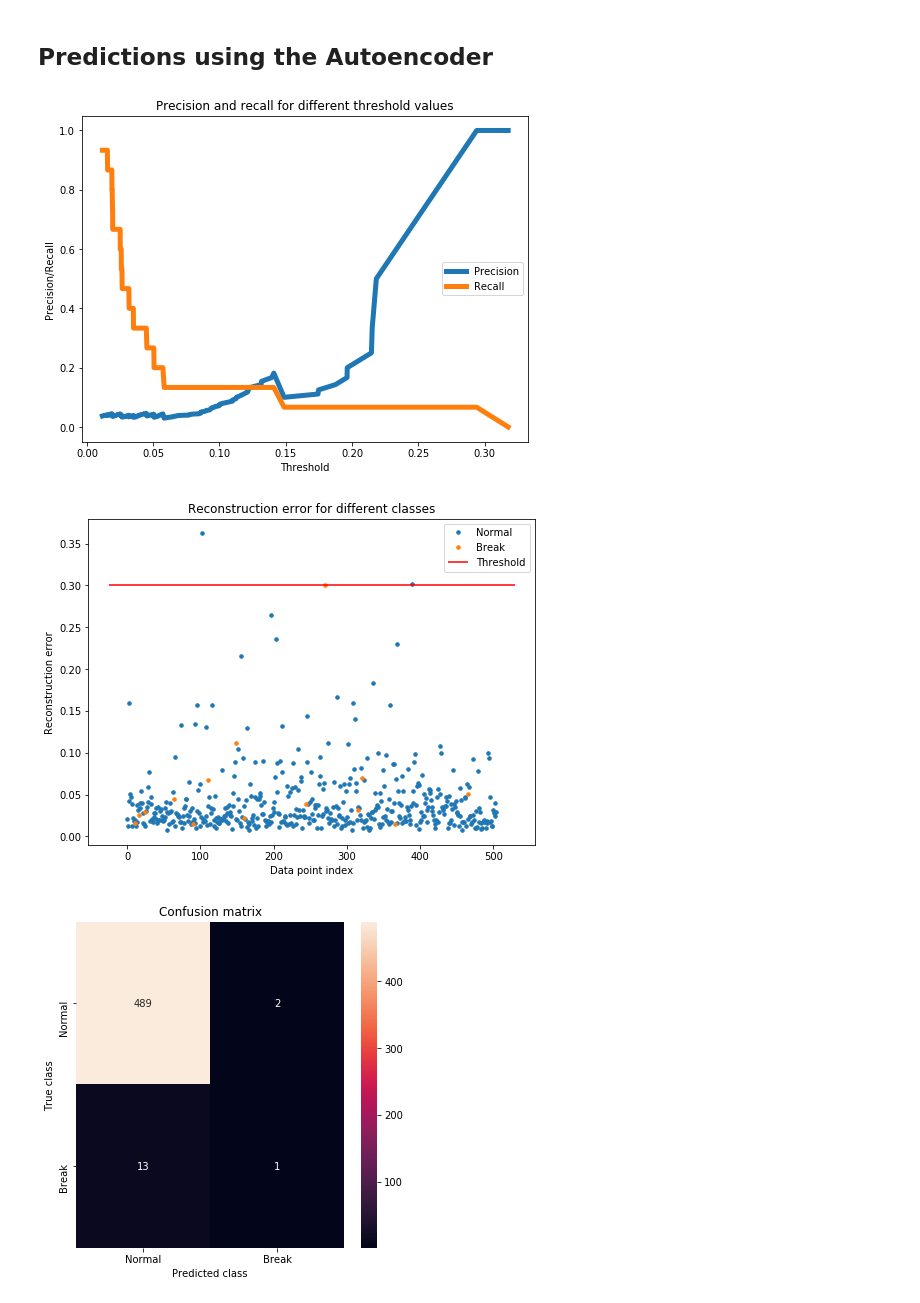
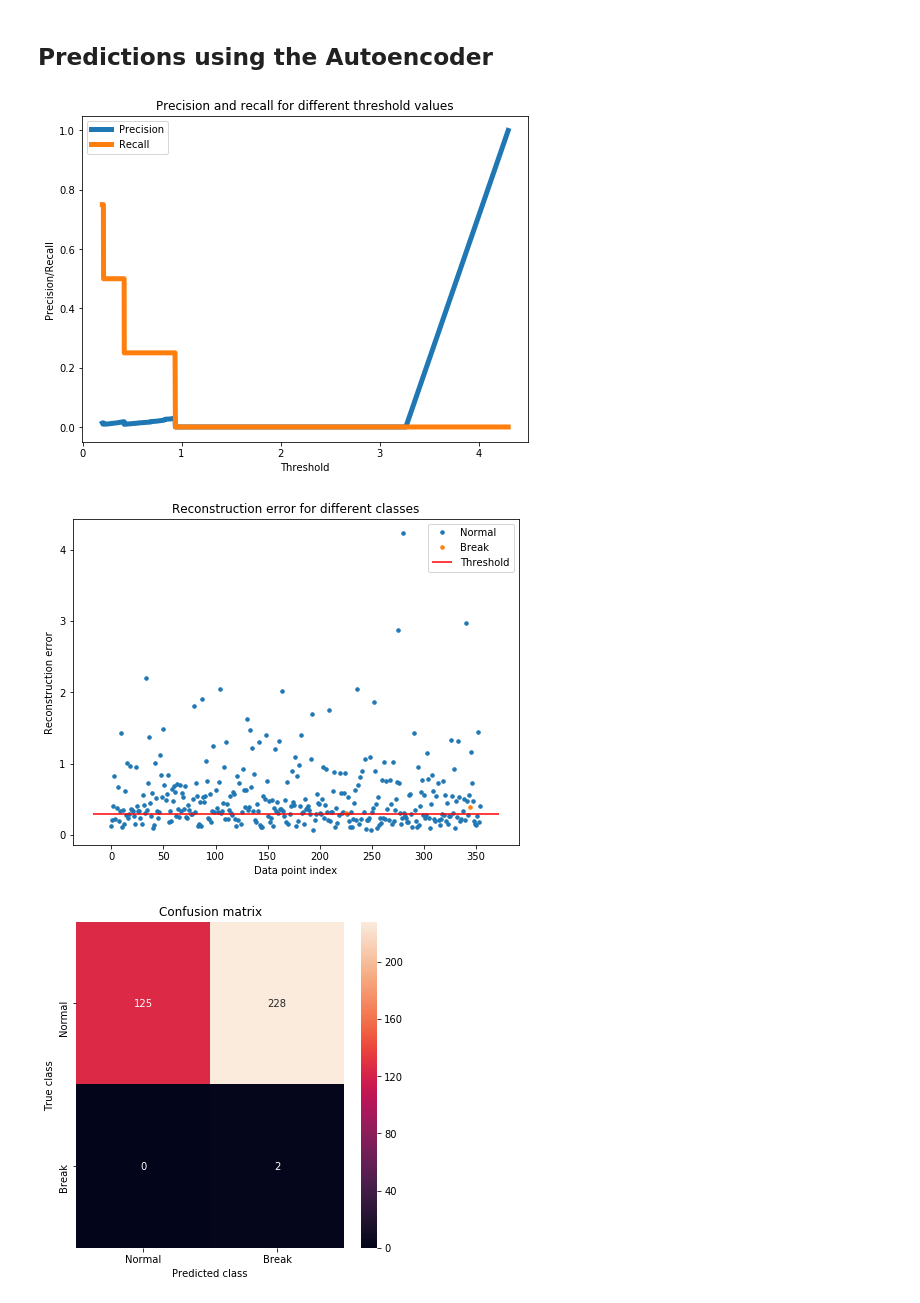
Before and after one commit to abstractguy/lstm_autoencoder_classifier, a Jupyter notebook: LSTM_autoencoder.ipynb, the cells around one changed output. Drawn from its saved outputs; the diff is of its cells as text; code cells hidden in the pictures.

```diff
--- a/LSTM_autoencoder.ipynb
+++ b/LSTM_autoencoder.ipynb
@@ -24,7 +24,7 @@ unit_scaler = 3.4
 length = 9
 random_seed = 123 # Used to help randomly select the data points.
 test_size = 0.2
-gain = 0.05555
+gain = 0.0555
 lookback = 5 # Equivalent to 5 days of past data.
 # %%
 # Hardcode shared parameters.
@@ -36,11 +36,11 @@ if AI == 'LSTM':
     patience = 5
 
 elif AI == 'LSTM_autoencoder':
-    trends = False
-    batch_size = 64
+    trends = True
+    batch_size = 32
     epochs = 200
-    learning_rate = 0.0002
-    patience = 15
+    learning_rate = 0.00008
+    patience = 10
 # %%
 !pip install pytrends
 # %% [output]
@@ -182,7 +182,7 @@ def get_stock(main_ticker, tickers_list, path=path, trends=True):
         for symbol in tqdm(tickers_list, unit='symbol'):
             try:
                 ticker = DataReader(symbol, 'yahoo', start=start, end=end)
-                ticker_X = ticker.High.dropna()
+                ticker_X = (ticker.Close - ticker.Open).dropna()
                 tickers = add_ticker_to_tickers(symbol, ticker_X, tickers)
 
                 if trends:
@@ -574,11 +608,14 @@ plt.show();
 ## Predictions using the Autoencoder
 # %%
 valid_x_predictions = LSTM_autoencoder.predict(X_valid_scaled)
-mse = mean(power(flatten(X_valid_scaled) - flatten(valid_x_predictions), 2), axis=1)
+mse = mean(power(flatten(X_valid_scaled) - flatten(valid_x_predictions), 2),
+           axis=1)
 
 error = DataFrame({'Reconstruction_error': mse, 'True_class': y_valid.tolist()})
 
-precision_rt, recall_rt, threshold_rt = precision_recall_curve(error.True_class, error.Reconstruction_error)
+precision_rt, recall_rt, threshold_rt = precision_recall_curve(error.True_class,
+                                                               error.Reconstruction_error)
+
 plt.plot(threshold_rt, precision_rt[1:], label='Precision', linewidth=5)
 plt.plot(threshold_rt, recall_rt[1:], label='Recall', linewidth=5)
 plt.title('Precision and recall for different threshold values')
@@ -587,10 +624,11 @@ plt.ylabel('Precision/Recall')
 plt.legend()
 plt.show()
 # %% [output]
-[figure, old version]
+[figure, new version]
 # %%
 test_x_predictions = LSTM_autoencoder.predict(X_test_scaled)
-mse = mean(power(flatten(X_test_scaled) - flatten(test_x_predictions), 2), axis=1)
+mse = mean(power(flatten(X_test_scaled) - flatten(test_x_predictions), 2),
+           axis=1)
 
 error = DataFrame({'Reconstruction_error': mse, 'True_class': y_test.tolist()})
 
@@ -599,15 +637,26 @@ groups = error.groupby('True_class')
 fig, ax = plt.subplots()
 
 for name, group in groups:
-    ax.plot(group.index, group.Reconstruction_error, marker='o', ms=3.5, linestyle='',
+    ax.plot(group.index,
+            group.Reconstruction_error,
+            marker='o',
+            ms=3.5,
+            linestyle='',
             label= 'Break' if name == 1 else 'Normal')
-ax.hlines(threshold_fixed, ax.get_xlim()[0], ax.get_xlim()[1], colors='r', zorder=100, label='Threshold')
+
+ax.hlines(threshold_fixed,
+          ax.get_xlim()[0],
+          ax.get_xlim()[1],
+          colors='r',
+          zorder=100,
+          label='Threshold')
+
 ax.legend()
 plt.title('Reconstruction error for different classes')
 plt.ylabel('Reconstruction error')
 plt.xlabel('Data point index')
 plt.show();
 # %% [output]
-[figure, old version]
+[figure, new version]
 # %%
 pred_y = [1 if e > threshold_fixed else 0 for e in error.Reconstruction_error.values]
@@ -614,11 +664,14 @@ pred_y = [1 if e > threshold_fixed else 0 for e in error.Reconstruction_error.va
 # %%
-conf_matrix = confusion_matrix(error.True_class, pred_y)
+plt.figure(figsize=(6, 6))
+sns.heatmap(conf_matrix,
+            xticklabels=labels,
+            yticklabels=labels,
+            annot=True,
+            fmt='d');
 
-plt.figure(figsize=(6, 6))
-sns.heatmap(conf_matrix, xticklabels=labels, yticklabels=labels, annot=True, fmt='d');
 plt.title('Confusion matrix')
 plt.ylabel('True class')
 plt.xlabel('Predicted class')
 plt.show()
 # %% [output]
-[figure, old version]
+[figure, new version]
```
Also changed, not shown: parts of 21 cells of this notebook.
